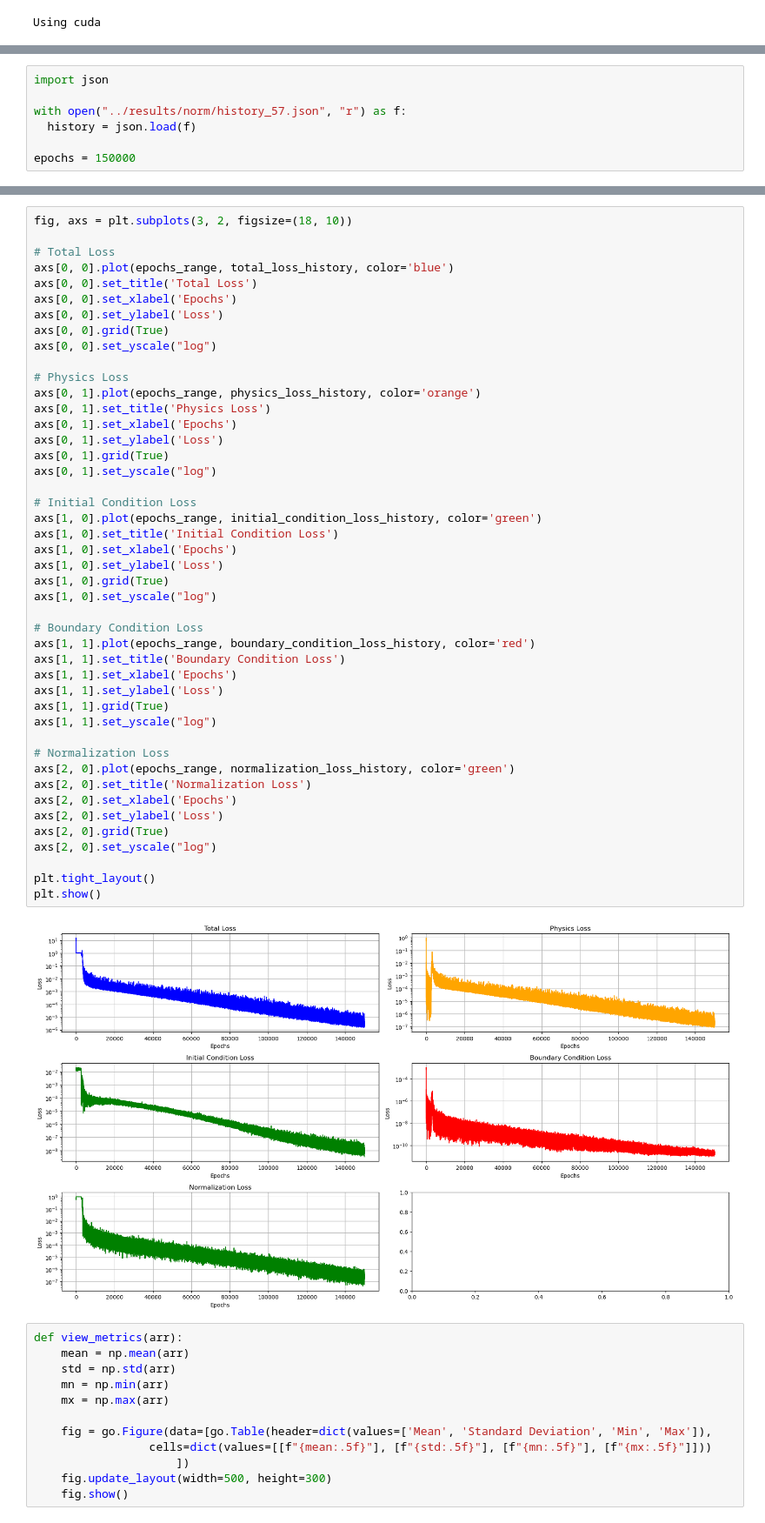
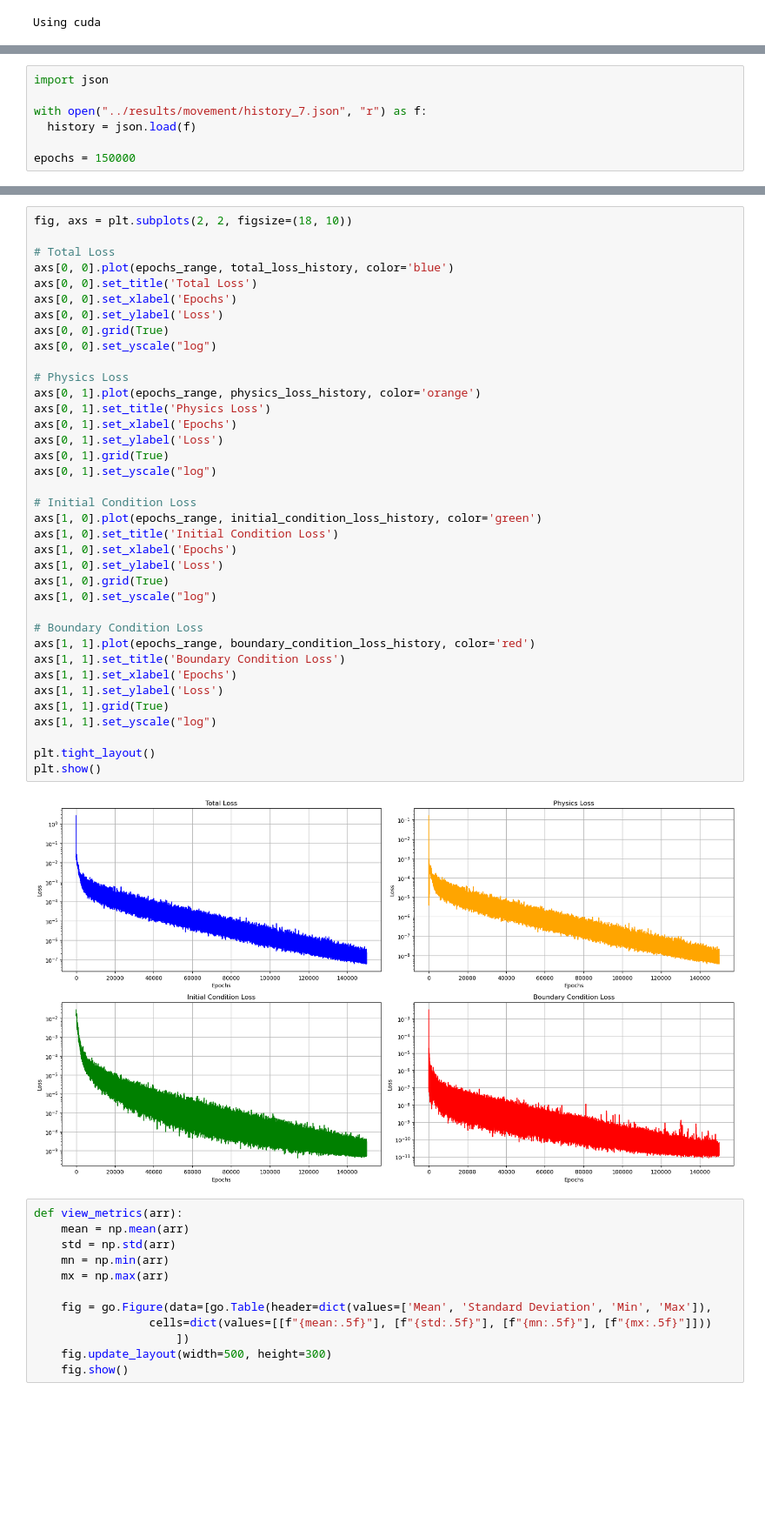
Before and after one commit to thash-jkr/Schrodinger-PINN, a Jupyter notebook: src/testers/model_tester.ipynb, the cells around one changed output, grey strips where cells are left out. Shown at 87% size. Saved outputs shown, nothing was run; the diff lists cells and outputs as text; blank space fills up the shorter version.

```diff
--- a/src/testers/model_tester.ipynb
+++ b/src/testers/model_tester.ipynb
@@ -185,7 +94,7 @@ model_mask.load_state_dict(torch.load("../results/norm/model_29.pth", map_locati
 # %%
 import json
 
-with open("../results/norm/history_57.json", "r") as f:
+with open("../results/movement/history_7.json", "r") as f:
   history = json.load(f)
 
 epochs = 150000
@@ -198,7 +106,7 @@ normalization_loss_history = [record['normalization_loss'] for record in history
 
 epochs_range = range(1, epochs + 1)
 # %%
-fig, axs = plt.subplots(3, 2, figsize=(18, 10))
+fig, axs = plt.subplots(2, 2, figsize=(18, 10))
 
 # Total Loss
 axs[0, 0].plot(epochs_range, total_loss_history, color='blue')
@@ -208,42 +116,34 @@ axs[0, 0].set_ylabel('Loss')
 axs[0, 0].grid(True)
 axs[0, 0].set_yscale("log")
 
 # Physics Loss
 axs[0, 1].plot(epochs_range, physics_loss_history, color='orange')
 axs[0, 1].set_title('Physics Loss')
 axs[0, 1].set_xlabel('Epochs')
 axs[0, 1].set_ylabel('Loss')
 axs[0, 1].grid(True)
 axs[0, 1].set_yscale("log")
 
 # Initial Condition Loss
 axs[1, 0].plot(epochs_range, initial_condition_loss_history, color='green')
 axs[1, 0].set_title('Initial Condition Loss')
 axs[1, 0].set_xlabel('Epochs')
 axs[1, 0].set_ylabel('Loss')
 axs[1, 0].grid(True)
 axs[1, 0].set_yscale("log")
 
 # Boundary Condition Loss
 axs[1, 1].plot(epochs_range, boundary_condition_loss_history, color='red')
 axs[1, 1].set_title('Boundary Condition Loss')
 axs[1, 1].set_xlabel('Epochs')
 axs[1, 1].set_ylabel('Loss')
 axs[1, 1].grid(True)
 axs[1, 1].set_yscale("log")
 
-# Normalization Loss
-axs[2, 0].plot(epochs_range, normalization_loss_history, color='green')
-axs[2, 0].set_title('Normalization Loss')
-axs[2, 0].set_xlabel('Epochs')
-axs[2, 0].set_ylabel('Loss')
-axs[2, 0].grid(True)
-axs[2, 0].set_yscale("log")
-
 plt.tight_layout()
 plt.show()
 # %% [output]
-[figure, old version]
+[figure, new version]
 # %%
 def view_metrics(arr):
     mean = np.mean(arr)
```
Also changed, not shown: parts of 21 cells of this notebook, 9 other files.
